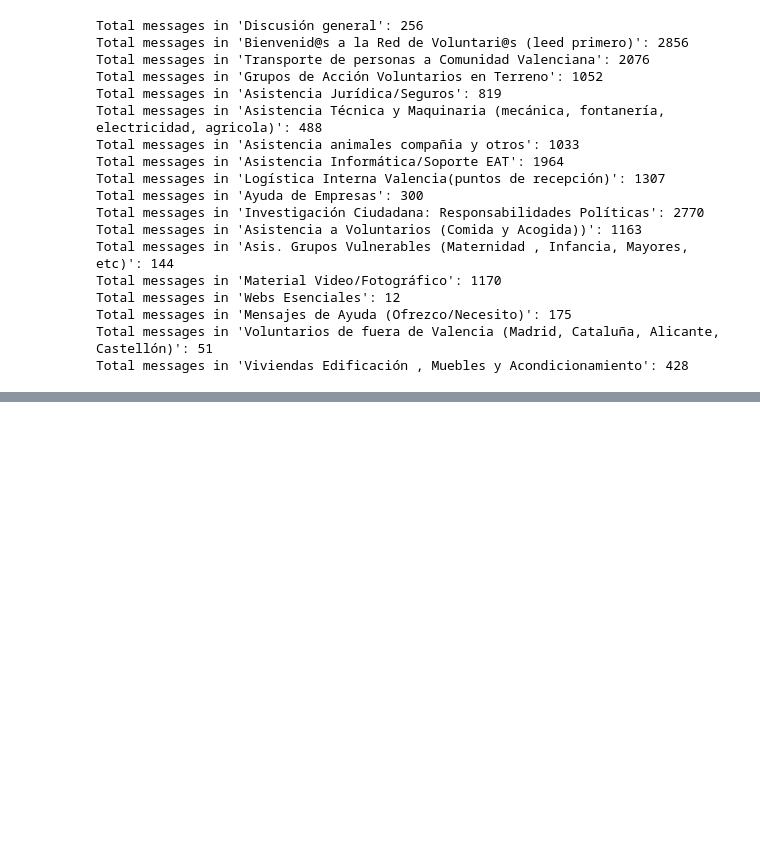
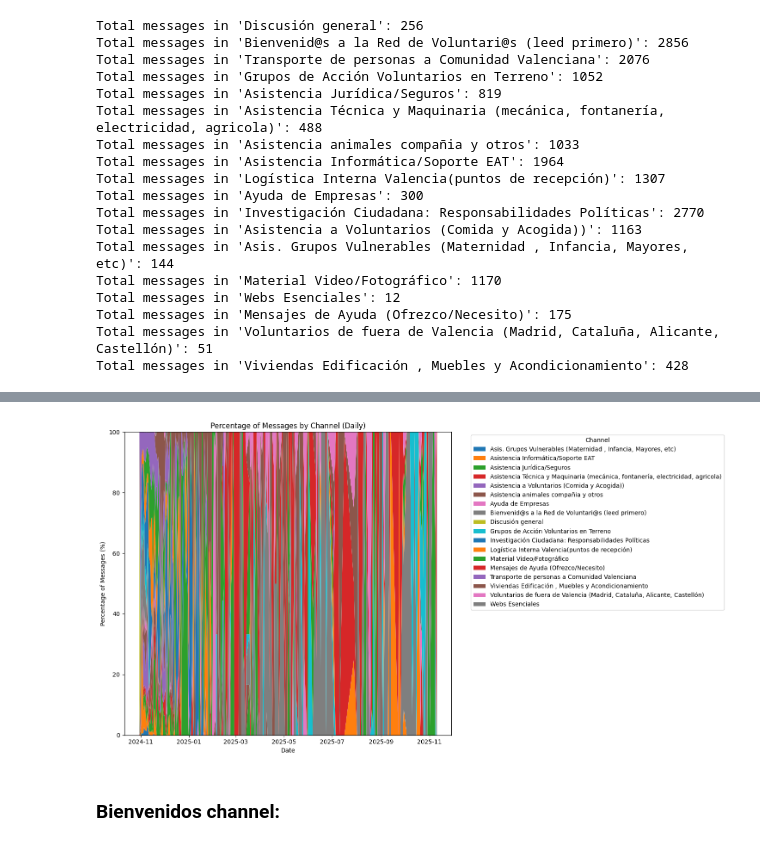
Before and after one commit to pablob2002/TFM, a Jupyter notebook: Temporal Distribution of messages/260214_temporal_dist_channel.ipynb, the cells around one changed output, grey strips where cells are left out. Saved outputs shown, nothing was run; the diff lists cells and outputs as text; code cells hidden in the pictures; blank space fills up the shorter version.

```diff
--- a/Temporal Distribution of messages/260214_temporal_dist_channel.ipynb
+++ b/Temporal Distribution of messages/260214_temporal_dist_channel.ipynb
@@ -127,0 +143,15 @@ Total messages in 'Viviendas Edificación , Muebles y Acondicionamiento': 428
+# %%
+# PErcentage of messages by channel daily
+daily_counts_percentage = daily_counts.div(daily_counts.sum(axis=1), axis=0) * 100
+ax = daily_counts_percentage.plot(kind='area', stacked=True, figsize=(15, 8), linewidth=0)
+plt.title('Percentage of Messages by Channel (Daily)')
+plt.xlabel('Date')
+plt.ylabel('Percentage of Messages (%)')
+plt.ylim(0, 100)
+plt.legend(title='Channel', bbox_to_anchor=(1.05, 1), loc='upper left')
+plt.tight_layout()
+plt.show()
+# %% [output]
+[figure, added]
+# %% [markdown]
+### Bienvenidos channel:
```
Also changed, not shown: parts of 27 cells of this notebook.
